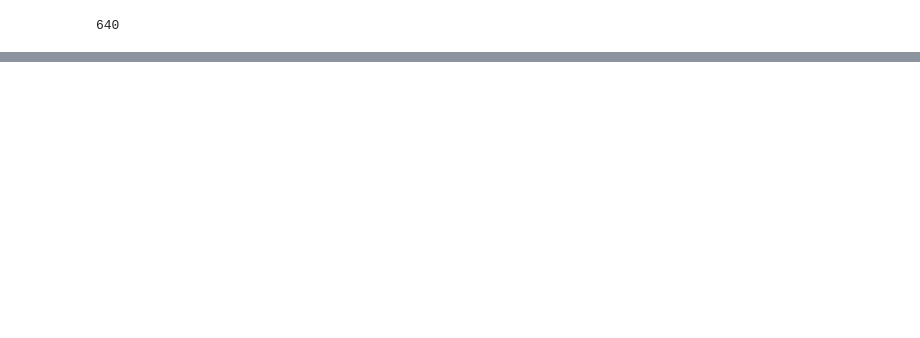
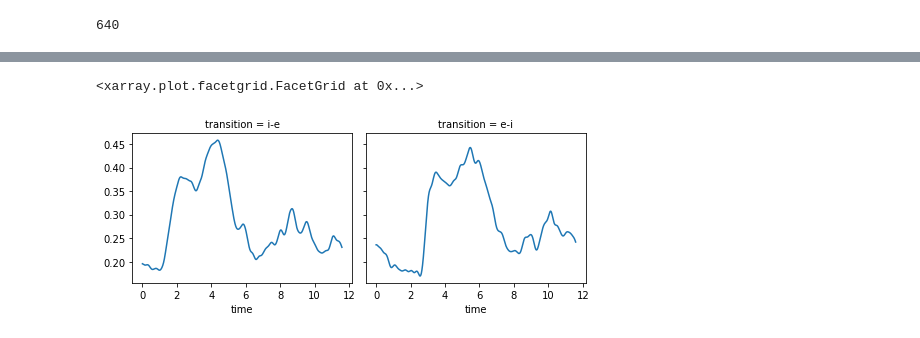
Before and after one commit to ValentinGhibaudo/Sleep_EEG_Respi, a Jupyter notebook: erp_rsp_spindle.ipynb, the cells around one changed output, grey strips where cells are left out. Drawn from its saved outputs; the diff is of its cells as text; code cells hidden in the pictures; blank space fills up the shorter version.

```diff
--- a/erp_rsp_spindle.ipynb
+++ b/erp_rsp_spindle.ipynb
@@ -201,0 +184,5 @@ array([[[0., 0., 0., ..., 0., 0., 0.],
+# %%
+da_erp.mean(['patient','cycle']).loc[:,'normal',11:16,:].mean('freqs').plot.line(x='time', col = 'transition')
+# %% [output]
+<xarray.plot.facetgrid.FacetGrid at 0x...>
+[figure, added]
```
Also changed, not shown: parts of 17 cells of this notebook, 1 other file.
